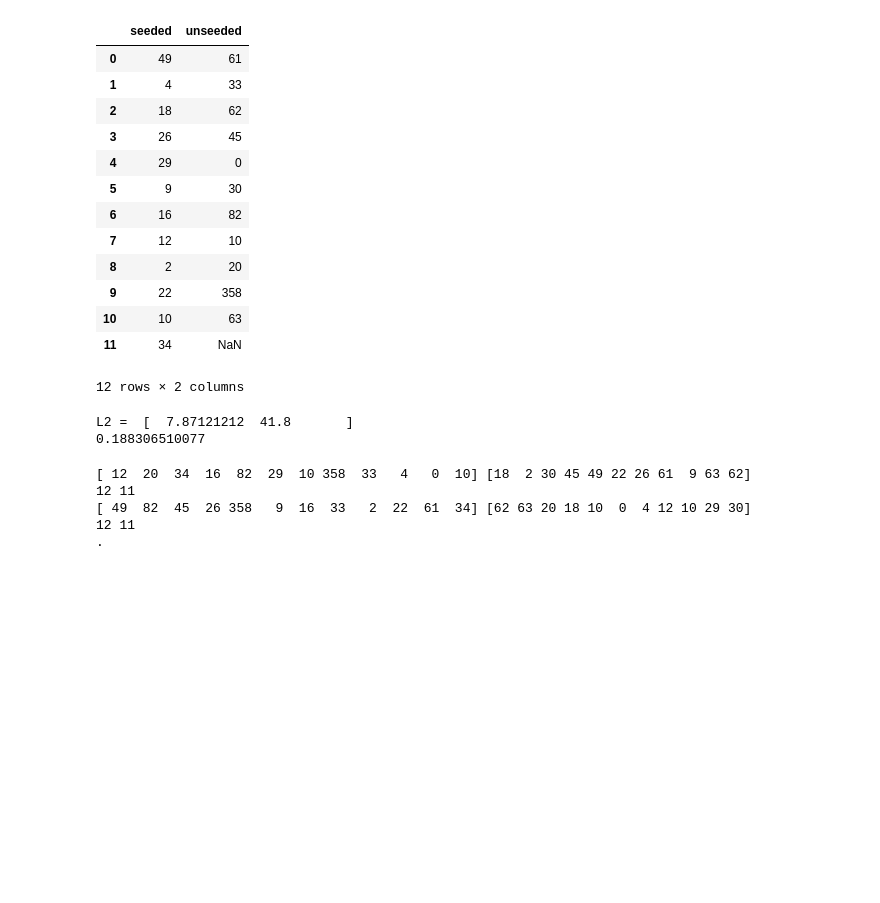
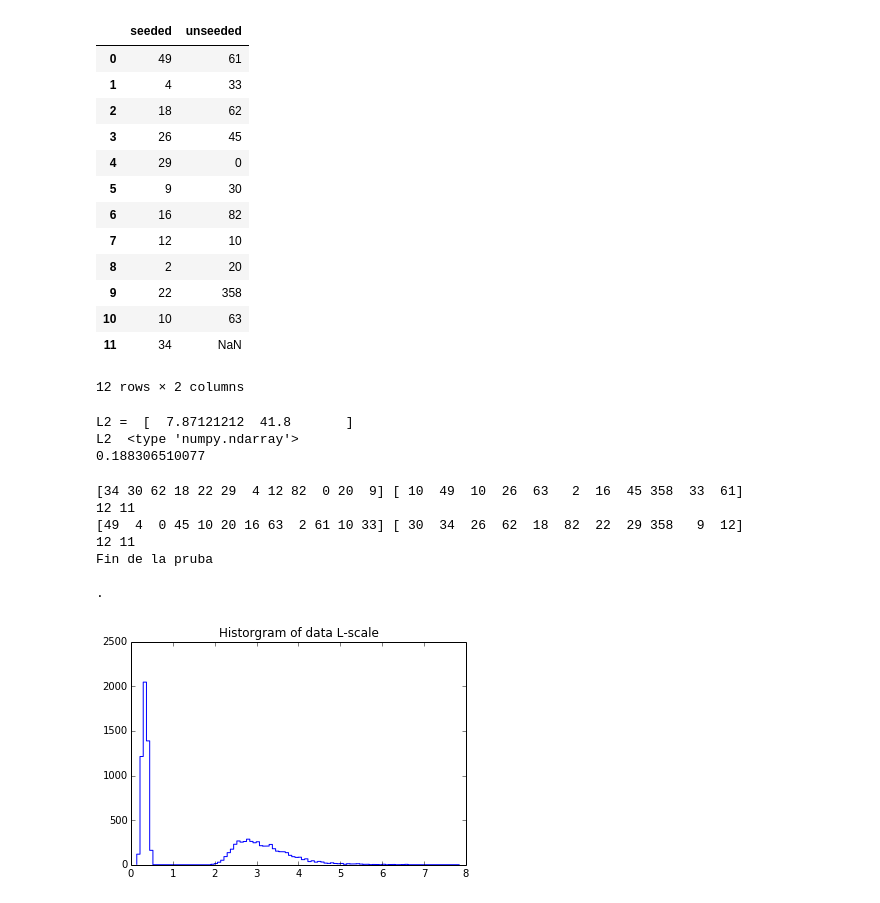
Before and after one commit to Ruben-VV/practica-python, a Jupyter notebook: iPython Notebook/Intervalos de Confianza.ipynb, the cells around one changed output. Saved outputs shown, nothing was run; the diff lists cells and outputs as text; code cells hidden in the pictures; blank space fills up the shorter version.

Commit message:
Añadido el Histograma, falta el test

```diff
--- a/iPython Notebook/Intervalos de Confianza.ipynb
+++ b/iPython Notebook/Intervalos de Confianza.ipynb
@@ -477,6 +477,12 @@ def Lscale(x):
     if isinstance(x, pd.DataFrame)==True or isinstance(x, pd.Series)==True: # Si es un pandas es True
         x = x.values
     elif isinstance(x,np.ndarray) != True: # Si es array es True
+        if len(x[0]) > len(x[1]):
+            while len(x[0]) > len(x[1]):
+                x[1].append(nan)
+        elif len(x[0]) < len(x[1]):
+            while len(x[0]) > len(x[1]):
+                x[1].append(nan)
         x = array(x)
 
     if size(x,0) < size(x,1):
@@ -503,11 +509,13 @@ def Lscale(x):
     #print 'n= ', n
     #print 'l= ', l
     #print 'cte = ',cte
-    return l * cte
+    L = l * cte
+    return L
 
 if __name__ == '__main__':
-    L2 = Lscale(strikes)
+    L2  = Lscale(strikes)
     print 'L2 = ', L2
+    print 'L2 ',type(L2)
     ratio = L2[0]/L2[1]
     print ratio
     #x = strikes.values[:,0]
@@ -524,11 +532,13 @@ if __name__ == '__main__':
     #print 'cte = ',cte
     #print l * cte
     #print x
+    #print 'L2 = ', L2z
 # %% [output]
 L2 =  [  7.87121212  41.8       ]
+L2  <type 'numpy.ndarray'>
 0.188306510077
 # %%
-def permutar(xy, nx=None, ny=None):
+def permutar(xy, nx=None, ny=None, forma=None):
     """ Permutation Test
     xy = [x,y]
     xy = vector con los valores de xy, teniendo primero los de x y luego los de y, su longitud es de nxy
@@ -536,48 +546,70 @@ def permutar(xy, nx=None, ny=None):
     Suponemos nx >= ny
     Realizamos ny veces la permutacion de xy_i con xy_m escogiendo al azar xy_i
     siendo m = nxy, nxy-1, ..., nxy-ny=nx
+
+    forma=1 da como salida dos arrays xp, yp
+    forma=None or forma!=1 da como salida un array que contiene xp e yp
+
+    La salida es un array
     """
-
     if len(xy) == 2:
         nx, ny = len(xy[0]), len(xy[1])
         xy = hstack(xy)
-        orden = 1
-    else:
-        orden = 0
+        if forma == None:
+            forma = 1
     nxy = len(xy)
     m = range(nxy-1,nx-1,-1)
     # Numero al azar entre [a,b]
     #(b - a) * npr.random() + a
     for i in range(ny):
         pos = int(round(m[i] * npr.random()))
         xy[pos], xy[m[i]] = xy[m[i]], xy[pos]
-    if orden == 1:
+    if forma == 1:
         return xy[:nx], xy[nx:]
     else:
         return xy
 
 if __name__ == '__main__':
     xy0 = [seeded, unseeded[:-1]]
     xyp0 = npr.permutation(hstack(xy0))
     xp0, yp0 = xyp0[:len(seeded)], xyp0[len(seeded):]
     print xp0, yp0
     print len(xp0), len(yp0)
     xp, yp = permutar(xy0)
     print xp, yp
     print len(xp), len(yp)
     #print permutar(hstack(xy0), nx=len(xy0), ny=len(unseeded[:-1]))
+    print 'Fin de la pruba\n'
 
-
-def permutarn(xy, n=10000):
+def permutarn(datos, n=10000):
     """
     Repetir permutar N veces obteniendo el ratio L-scales
     """
+    if len(datos[0]) > len(datos[1]):
+        while len(datos[0]) > len(datos[1]):
+            datos[1].append(nan)
+    elif len(datos[0]) < len(datos[1]):
+        while len(datos[0]) > len(datos[1]):
+            datos[1].append(nan)
+    ratio = zeros(n)
+    for i in range(n):
+        xP, yP = permutar(datos)
+        Lp = Lscale([xP, yP])
+        ratio[i] = Lp[0]/Lp[1]
     print '.'
+    return ratio
 if __name__ == '__main__':
-    permutarn(xy0)
+    radio = permutarn(xy0)
+    #Histograma de los datos
+    pylab.figure()
+    n, b, patches = pylab.hist(radio, 100, histtype='step')
+    pylab.title('Historgram of data L-scale')
 # %% [output]
-[ 12  20  34  16  82  29  10 358  33   4   0  10] [18  2 30 45 49 22 26 61  9 63 62]
+[34 30 62 18 22 29  4 12 82  0 20  9] [ 10  49  10  26  63   2  16  45 358  33  61]
 12 11
-[ 49  82  45  26 358   9  16  33   2  22  61  34] [62 63 20 18 10  0  4 12 10 29 30]
+[49  4  0 45 10 20 16 63  2 61 10 33] [ 30  34  26  62  18  82  22  29 358   9  12]
 12 11
+Fin de la pruba
+
 .
+[figure, added]
```
Also changed, not shown: parts of 6 cells of this notebook.
